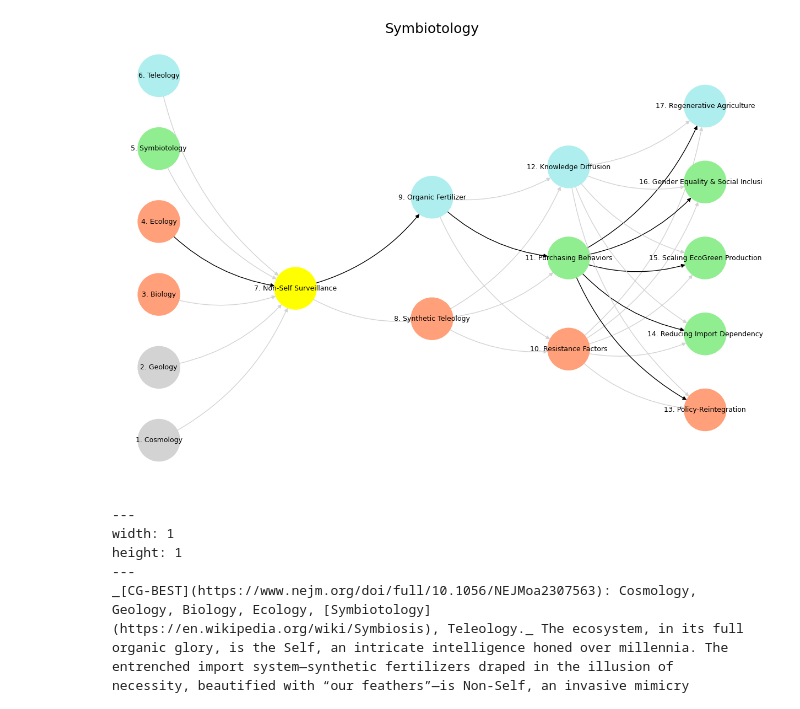
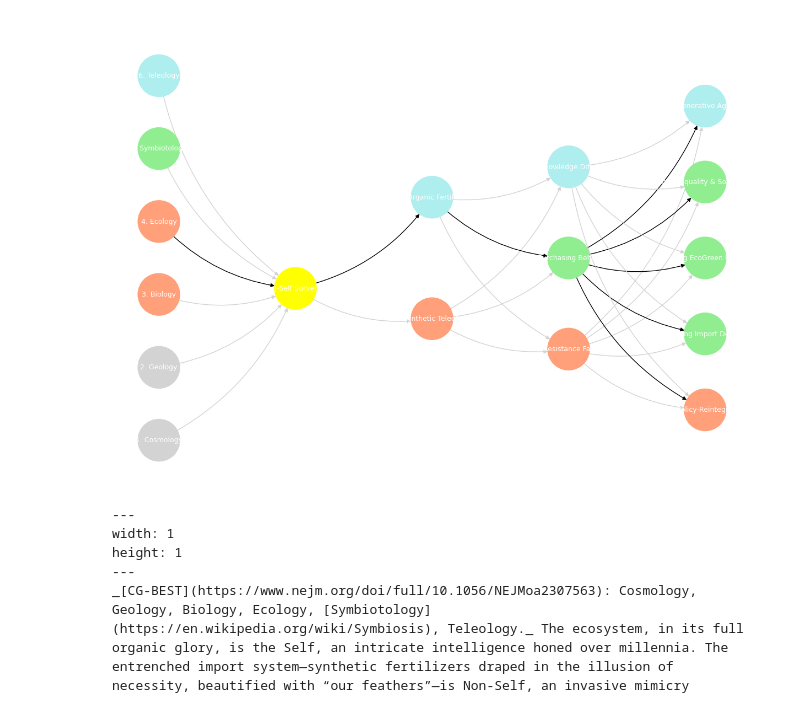
Before and after one commit to abikesa/cg-best, a Jupyter notebook: kitabo/ensi/_build/html/_sources/index.ipynb, the cells around one changed output. Cells and saved outputs as stored; diff of their text form; code cells hidden in the pictures.

Commit message:
dark background .ipynb codeblock

````diff
--- a/kitabo/ensi/_build/html/_sources/index.ipynb
+++ b/kitabo/ensi/_build/html/_sources/index.ipynb
@@ -222,7 +222,7 @@ def define_layers():
         "Comedy (Resolution)": ['Policy-Reintegration', 'Reducing Import Dependency', 'Scaling EcoGreen Production', 'Gender Equality & Social Inclusion', 'Regenerative Agriculture']
     }
 
-# Assign colors to nodes
+# Assign colors to nodes (adjusted for dark mode)
 def assign_colors():
     color_map = {
         'yellow': ['Non-Self Surveillance'],
@@ -276,7 +276,7 @@ def calculate_positions(layer, x_offset):
     y_positions = np.linspace(-len(layer) / 2, len(layer) / 2, len(layer))
     return [(x_offset, y) for y in y_positions]
 
-# Create and visualize the neural network graph with correctly assigned black edges
+# Create and visualize the neural network graph with dark mode
 def visualize_nn():
     layers = define_layers()
     colors = assign_colors()
@@ -312,38 +312,46 @@ def visualize_nn():
             G.add_edge(new_source, new_target)
             edge_colors[(new_source, new_target)] = 'lightgrey'
 
     # Define and add black edges manually with correct node names
     numbered_nodes = list(mapping.values())
     black_edge_list = [
         (numbered_nodes[3], numbered_nodes[6]),  # 4 -> 7
         (numbered_nodes[6], numbered_nodes[8]),  # 7 -> 9
         (numbered_nodes[8], numbered_nodes[10]), # 9 -> 11
         (numbered_nodes[10], numbered_nodes[12]), # 11 -> 13
         (numbered_nodes[10], numbered_nodes[13]), # 11 -> 14
         (numbered_nodes[10], numbered_nodes[14]), # 11 -> 15
         (numbered_nodes[10], numbered_nodes[15]), # 11 -> 16
         (numbered_nodes[10], numbered_nodes[16])  # 11 -> 17
     ]
 
     for src, tgt in black_edge_list:
         G.add_edge(src, tgt)
         edge_colors[(src, tgt)] = 'black'
 
+    # Set Dark Mode for Matplotlib
+    plt.style.use('dark_background')  # Enforce dark mode styling
+    plt.figure(figsize=(12, 8), facecolor='#121212')  # Dark background
+
     # Draw the graph
-    plt.figure(figsize=(12, 8))
     nx.draw(
-        G, pos, with_labels=True, node_color=node_colors,
+        G, pos, with_labels=True,
+        node_color=node_colors,
         edge_color=[edge_colors.get(edge, 'lightgrey') for edge in G.edges],
-        node_size=3000, font_size=9, connectionstyle="arc3,rad=0.2"
+        font_color='white',  # Ensure text is white
+        node_size=3000,
+        font_size=9,
+        connectionstyle="arc3,rad=0.2"
     )
 
-    plt.title("Symbiotology", fontsize=18)
+    # Set title with white text
+    plt.title("Symbiotology", fontsize=18, color='white')
     plt.show()
 
 # Run the visualization
 visualize_nn()
 # %% [output]
-[figure, old version]
+[figure, new version]
 # %% [markdown]
 ```{figure} https://www.ledr.com/colours/white.jpg
 ---
````
Also changed, not shown: 9 other files.
